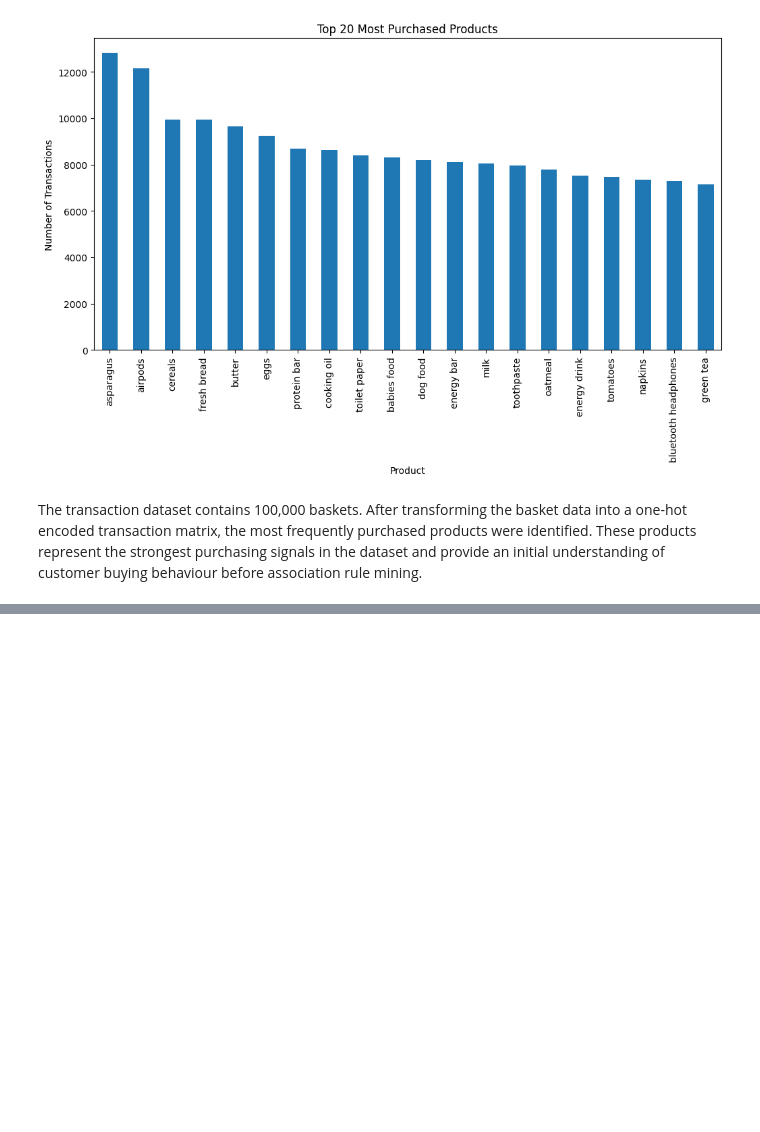
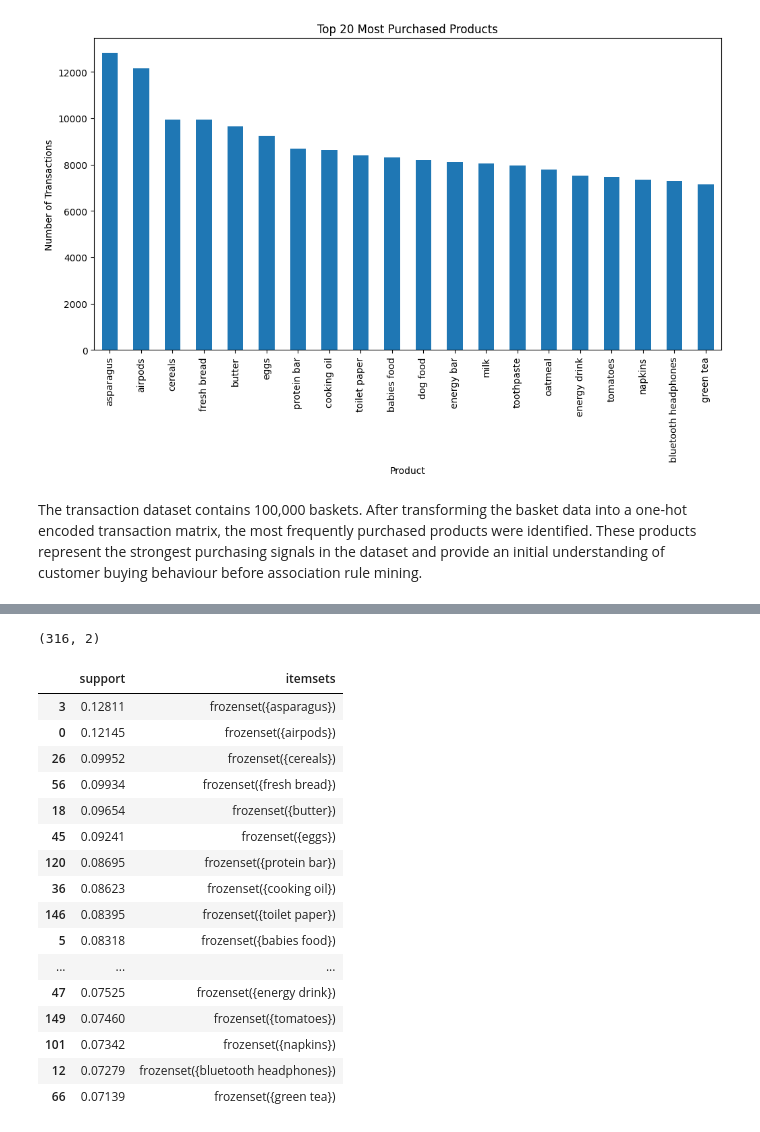
Before and after one commit to emmohan/MachineLearning2Project-, a Jupyter notebook: targeted_promotions.ipynb, the cells around one changed output, grey strips where cells are left out. Saved outputs shown, nothing was run; the diff lists cells and outputs as text; code cells hidden in the pictures; blank space fills up the shorter version.

```diff
--- a/targeted_promotions.ipynb
+++ b/targeted_promotions.ipynb
@@ -141,0 +163,27 @@ The transaction dataset contains 100,000 baskets. After transforming the basket
+# %%
+frequent_itemsets.shape
+# %% [output]
+(316, 2)
+# %%
+frequent_itemsets.sort_values(
+    by='support',
+    ascending=False
+).head(20)
+# %% [output]
+|  | support | itemsets |
+| 3 | 0.12811 | frozenset({asparagus}) |
+| 0 | 0.12145 | frozenset({airpods}) |
+| 26 | 0.09952 | frozenset({cereals}) |
+| 56 | 0.09934 | frozenset({fresh bread}) |
+| 18 | 0.09654 | frozenset({butter}) |
+| 45 | 0.09241 | frozenset({eggs}) |
+| 120 | 0.08695 | frozenset({protein bar}) |
+| 36 | 0.08623 | frozenset({cooking oil}) |
+| 146 | 0.08395 | frozenset({toilet paper}) |
+| 5 | 0.08318 | frozenset({babies food}) |
+| ... | ... | ... |
+| 47 | 0.07525 | frozenset({energy drink}) |
+| 149 | 0.07460 | frozenset({tomatoes}) |
+| 101 | 0.07342 | frozenset({napkins}) |
+| 12 | 0.07279 | frozenset({bluetooth headphones}) |
+| 66 | 0.07139 | frozenset({green tea}) |
```
Also changed, not shown: parts of 11 cells of this notebook.
